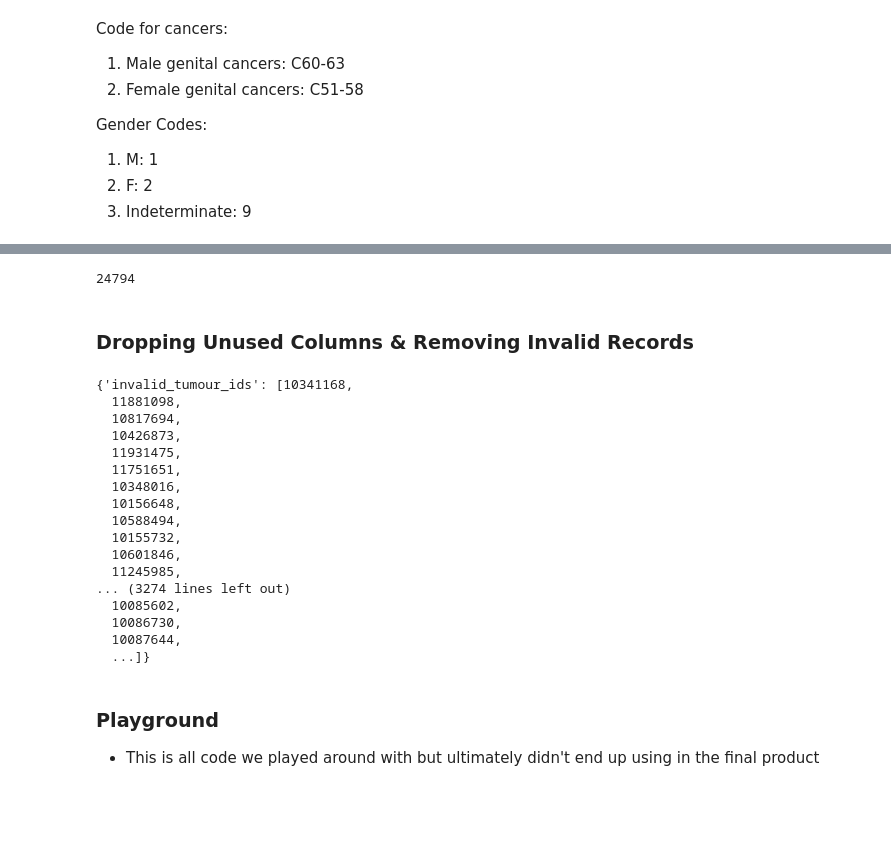
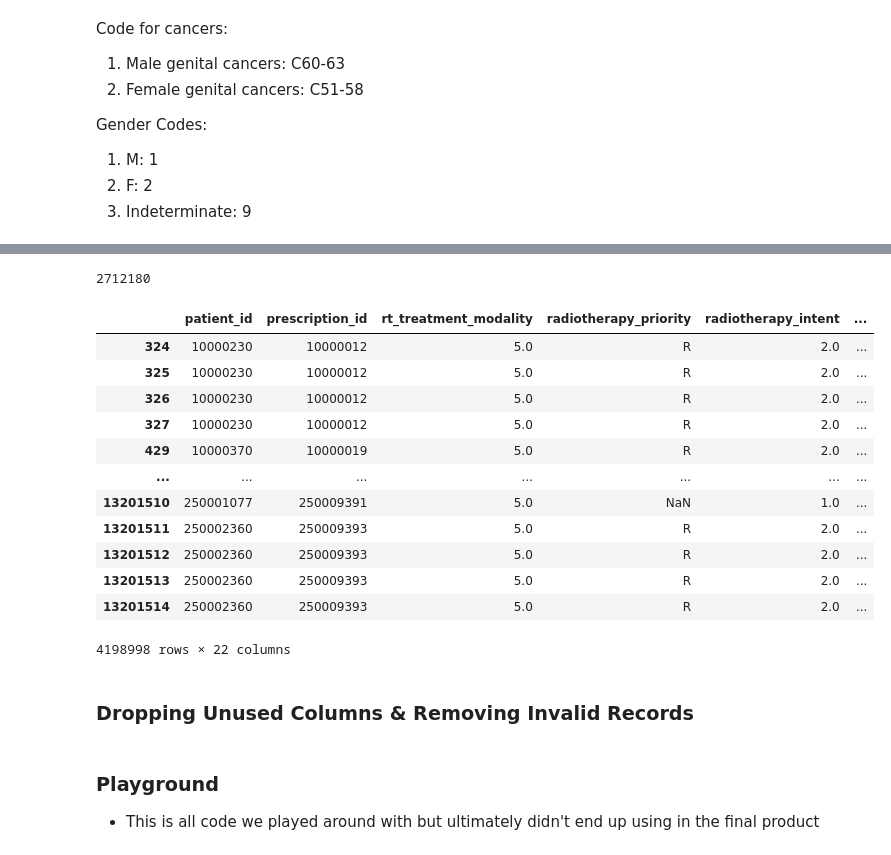
Before and after one commit to jcnexu/clinical_dashboards_sem2_2024, a Jupyter notebook: new_data_dict.ipynb, the cells around one changed output, grey strips where cells are left out. Saved outputs shown, nothing was run; the diff lists cells and outputs as text; code cells hidden in the pictures; blank space fills up the shorter version.

```diff
--- a/new_data_dict.ipynb
+++ b/new_data_dict.ipynb
@@ -412,0 +478,9 @@ bad_records
+# %%
+len(invalid_appts)
+# %% [output]
+2712180
+# %%
+## Finding patients who died before radiotherapy but have radiotherapy records (300)
+invalid_rtds_patients = list(pre_deceased_patients[pre_deceased_patients['patient_id'].isin(sim_rtds_combined['patient_id'])]['patient_id'])
+
+bad_records['invalid_patient_ids'].extend(invalid_rtds_patients)
@@ -412,0 +489,30 @@ bad_records
+# %%
+## Finding patients who died but still received radiotherapy after death
+#deceased_patients
+
+# episode -- bascially regimens, appointments basically cycles
+
+# Merge rtds with av_patient to find date of death
+radio_patient = pd.merge(sim_rtds_combined, sim_av_patient[['patient_id', 'vital_status_date']], how='left')
+
+# Only find radiotherapy records for deceased patients (4,198,998)
+radio_patient = radio_patient[radio_patient['patient_id'].isin(deceased_patients['patient_id'])]
+
+# Find appts that were conducted after death
+invalid_appts = list(radio_patient[radio_patient['vital_status_date'] < radio_patient['appt_date']]['attend_id'])
+
+bad_records['invalid_appt_ids'] = invalid_appts
+# %% [output]
+|  | patient_id | prescription_id | rt_treatment_modality | radiotherapy_priority | radiotherapy_intent | ... |
+| 324 | 10000230 | 10000012 | 5.0 | R | 2.0 | ... |
+| 325 | 10000230 | 10000012 | 5.0 | R | 2.0 | ... |
+| 326 | 10000230 | 10000012 | 5.0 | R | 2.0 | ... |
+| 327 | 10000230 | 10000012 | 5.0 | R | 2.0 | ... |
+| 429 | 10000370 | 10000019 | 5.0 | R | 2.0 | ... |
+| ... | ... | ... | ... | ... | ... | ... |
+| 13201510 | 250001077 | 250009391 | 5.0 | NaN | 1.0 | ... |
+| 13201511 | 250002360 | 250009393 | 5.0 | R | 2.0 | ... |
+| 13201512 | 250002360 | 250009393 | 5.0 | R | 2.0 | ... |
+| 13201513 | 250002360 | 250009393 | 5.0 | R | 2.0 | ... |
+| 13201514 | 250002360 | 250009393 | 5.0 | R | 2.0 | ... |
+4198998 rows × 22 columns
@@ -421,31 +530,7 @@ bad_records
-# %%
-regimen_cycle['merged_cycle_id'].isna().sum()
-# %% [output]
-24794
 # %% [markdown]
 ### Dropping Unused Columns & Removing Invalid Records
 # %%
 # Drop Start Date of Regimen
-
-bad_records
-# %% [output]
-{'invalid_tumour_ids': [10341168,
-  11881098,
-  10817694,
-  10426873,
-  11931475,
-  11751651,
-  10348016,
-  10156648,
-  10588494,
-  10155732,
-  10601846,
-  11245985,
-... (3274 lines left out)
-  10085602,
-  10086730,
-  10087644,
-  ...]}
 # %% [markdown]
 ### Playground
 
```
Also changed, not shown: parts of 22 cells of this notebook.
